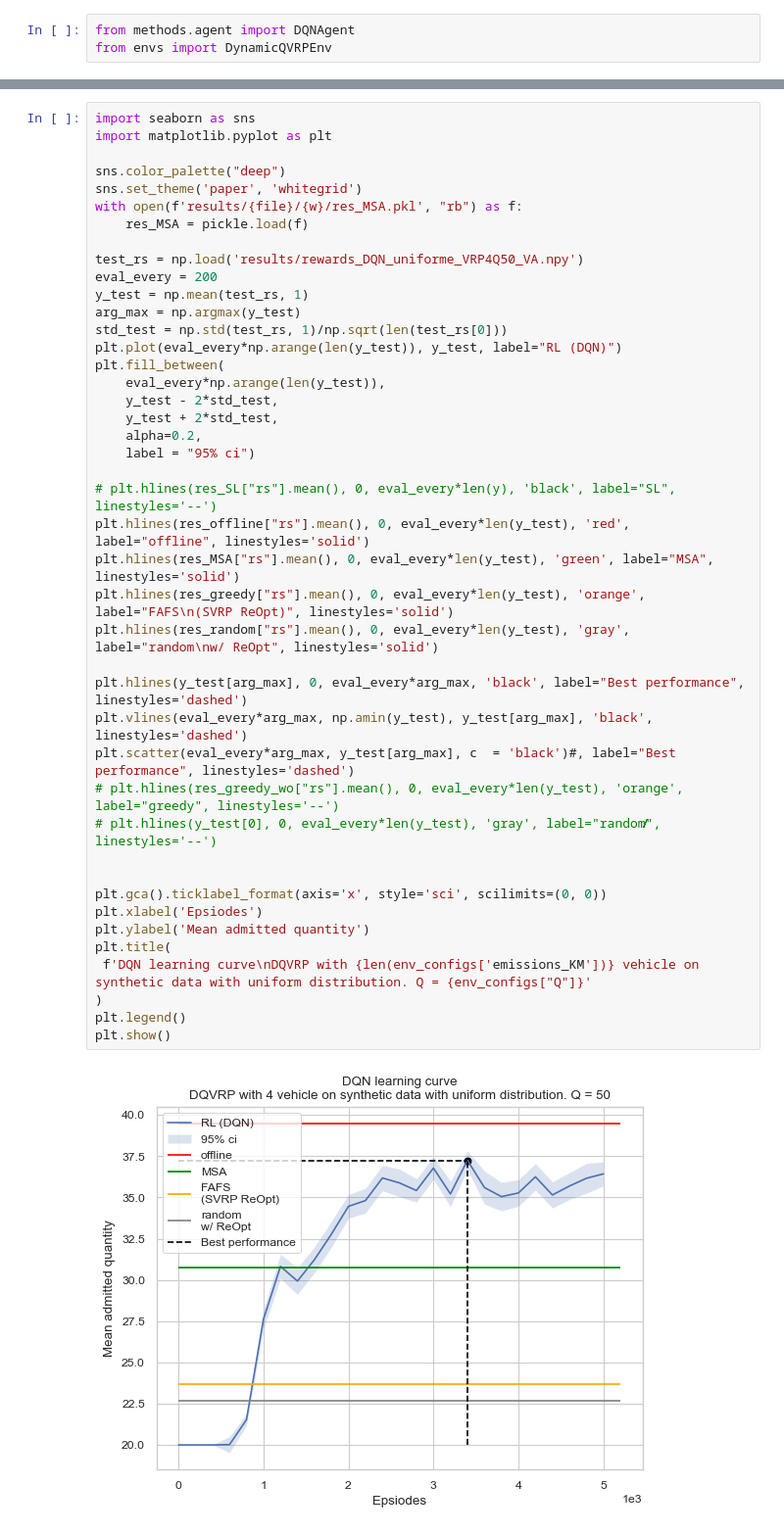
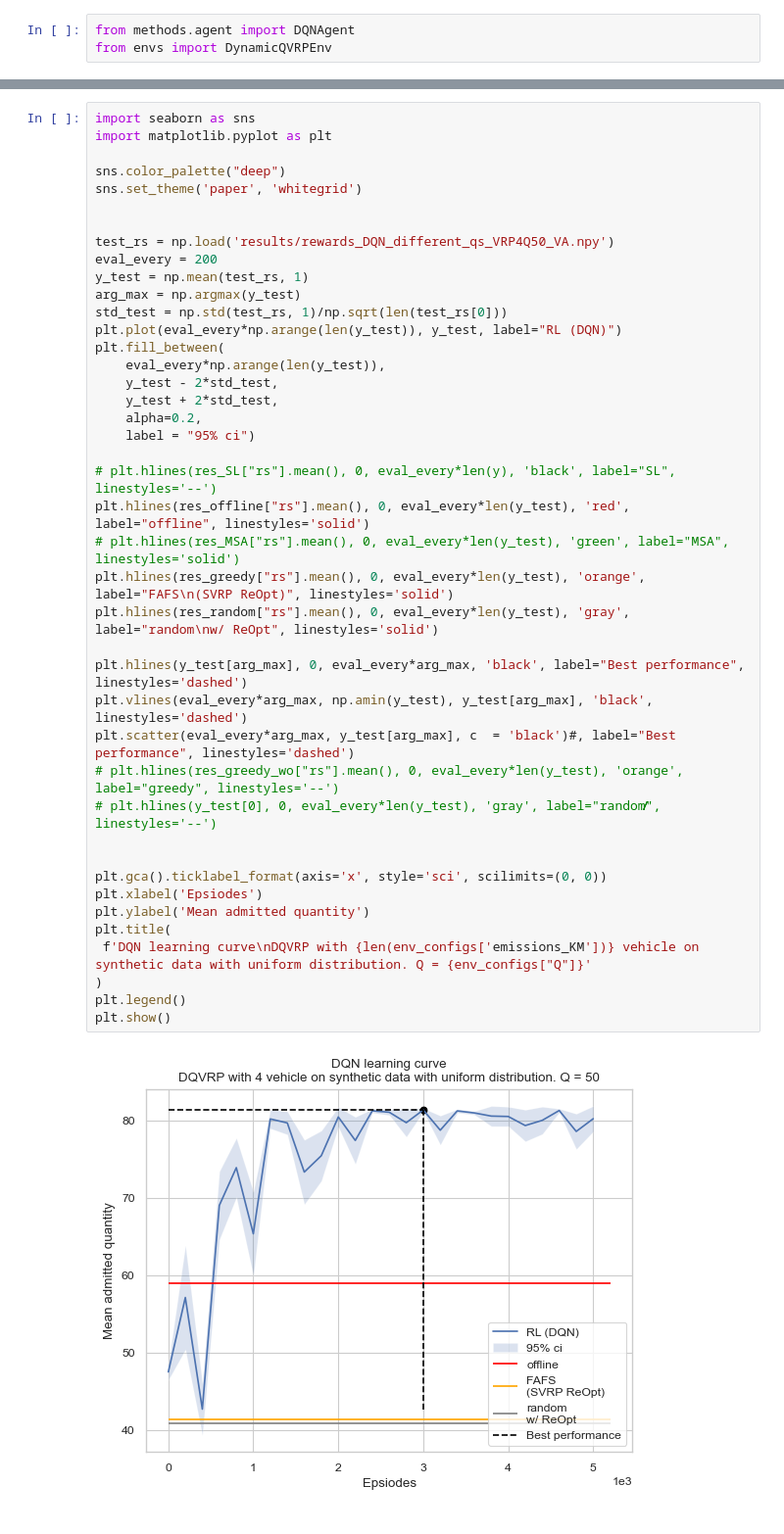
Before and after one commit to Farid-Najar/DynamicQVRP, a Jupyter notebook: test_RLagent.ipynb, the cells around one changed output, grey strips where cells are left out. Shown at 98% size. Drawn from its saved outputs; the diff is of its cells as text.

```diff
--- a/test_RLagent.ipynb
+++ b/test_RLagent.ipynb
@@ -100,42 +101,41 @@ import matplotlib.pyplot as plt
 
 sns.color_palette("deep")
 sns.set_theme('paper', 'whitegrid')
-with open(f'results/{file}/{w}/res_MSA.pkl', "rb") as f:
-    res_MSA = pickle.load(f)
 
-test_rs = np.load('results/rewards_DQN_uniforme_VRP4Q50_VA.npy')
+
+test_rs = np.load('results/rewards_DQN_different_qs_VRP4Q50_VA.npy')
 eval_every = 200
 y_test = np.mean(test_rs, 1)
 arg_max = np.argmax(y_test)
 std_test = np.std(test_rs, 1)/np.sqrt(len(test_rs[0]))
 plt.plot(eval_every*np.arange(len(y_test)), y_test, label="RL (DQN)")
 plt.fill_between(
     eval_every*np.arange(len(y_test)),
     y_test - 2*std_test,
     y_test + 2*std_test,
     alpha=0.2,
     label = "95% ci")
 
 # plt.hlines(res_SL["rs"].mean(), 0, eval_every*len(y), 'black', label="SL", linestyles='--')
 plt.hlines(res_offline["rs"].mean(), 0, eval_every*len(y_test), 'red', label="offline", linestyles='solid')
-plt.hlines(res_MSA["rs"].mean(), 0, eval_every*len(y_test), 'green', label="MSA", linestyles='solid')
+# plt.hlines(res_MSA["rs"].mean(), 0, eval_every*len(y_test), 'green', label="MSA", linestyles='solid')
 plt.hlines(res_greedy["rs"].mean(), 0, eval_every*len(y_test), 'orange', label="FAFS\n(SVRP ReOpt)", linestyles='solid')
 plt.hlines(res_random["rs"].mean(), 0, eval_every*len(y_test), 'gray', label="random\nw/ ReOpt", linestyles='solid')
 
 plt.hlines(y_test[arg_max], 0, eval_every*arg_max, 'black', label="Best performance", linestyles='dashed')
 plt.vlines(eval_every*arg_max, np.amin(y_test), y_test[arg_max], 'black', linestyles='dashed')
 plt.scatter(eval_every*arg_max, y_test[arg_max], c  = 'black')#, label="Best performance", linestyles='dashed')
 # plt.hlines(res_greedy_wo["rs"].mean(), 0, eval_every*len(y_test), 'orange', label="greedy", linestyles='--')
 # plt.hlines(y_test[0], 0, eval_every*len(y_test), 'gray', label="random⁄⁄⁄", linestyles='--')
 
 
 plt.gca().ticklabel_format(axis='x', style='sci', scilimits=(0, 0))
 plt.xlabel('Epsiodes')
 plt.ylabel('Mean admitted quantity')
 plt.title(
  f'DQN learning curve\nDQVRP with {len(env_configs['emissions_KM'])} vehicle on synthetic data with uniform distribution. Q = {env_configs["Q"]}'
 )
 plt.legend()
 plt.show()
 # %% [output]
-[figure, old version]
+[figure, new version]
```
Also changed, not shown: parts of 4 cells of this notebook, 18 other files.
